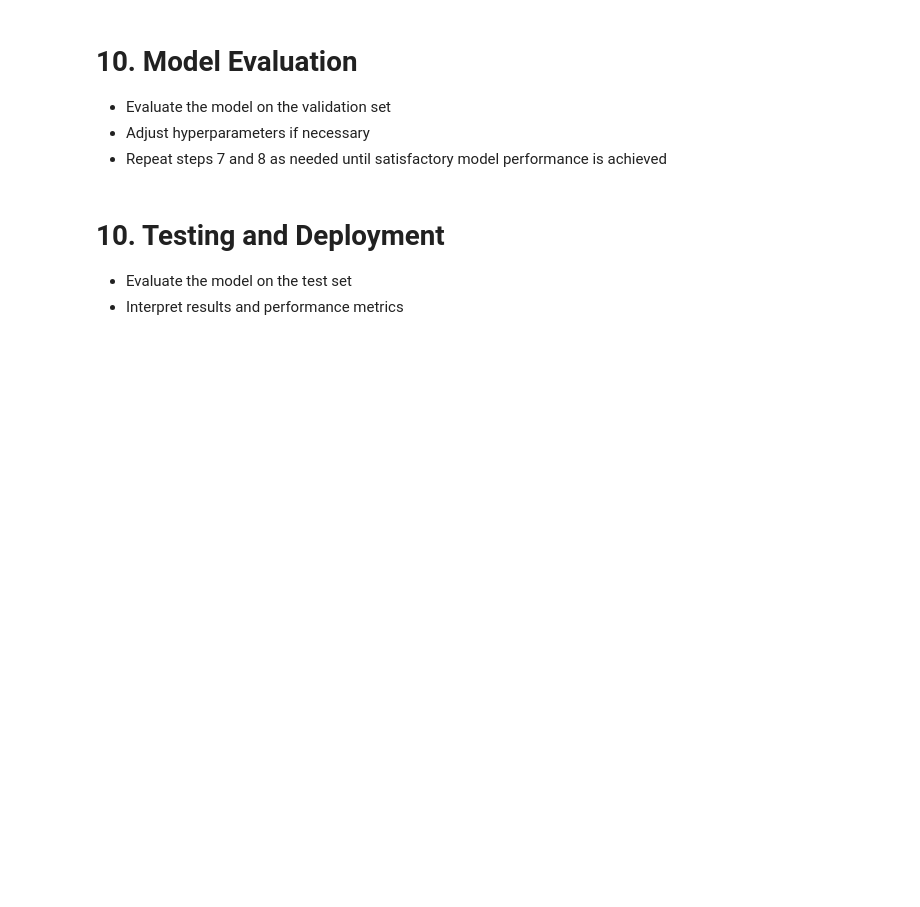
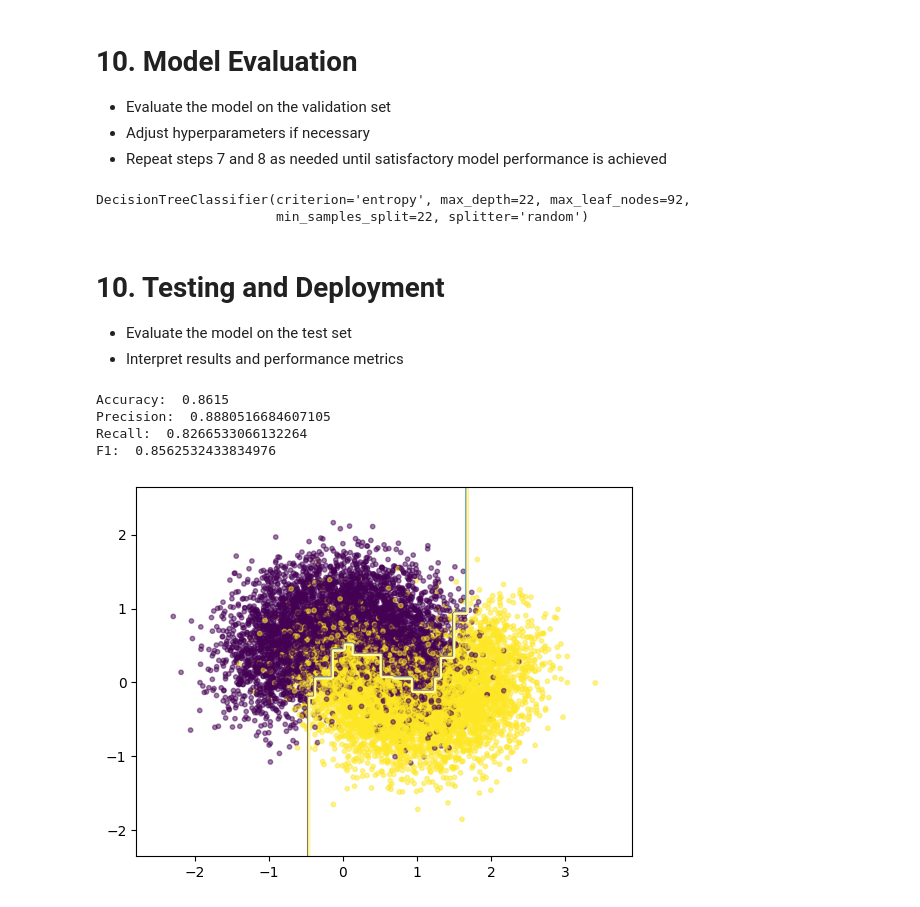
Before and after one commit to aguimorefran/handson-ml, a Jupyter notebook: ch6-random-forest/exercises-moon.ipynb, the cells around one changed output. Drawn from its saved outputs; the diff is of its cells as text; code cells hidden in the pictures; blank space fills up the shorter version.

```diff
--- a/ch6-random-forest/exercises-moon.ipynb
+++ b/ch6-random-forest/exercises-moon.ipynb
@@ -77,3 +79,13 @@ plt.scatter(
 # %% [markdown]
 #  **6. Data Splitting**
    - Split the data into training, validation (and/or cross-validation), and test sets
+# %%
+from sklearn.model_selection import train_test_split
+
+
+X_train, X_test, y_train, y_test = train_test_split(X, y, test_size=0.2)
+
+print(X_train.shape)
+print(X_test.shape)
+print(y_train.shape)
+print(y_test.shape)
@@ -88,3 +128,5 @@ plt.scatter(
 # **9. Model Training**
    - Train the model using the training set
    - Use techniques like regularization to prevent overfitting
+# %%
+search.fit(X_train, y_train)
@@ -93,7 +164,52 @@ plt.scatter(
    - Evaluate the model on the validation set
    - Adjust hyperparameters if necessary
    - Repeat steps 7 and 8 as needed until satisfactory model performance is achieved
+# %%
+best_model = search.best_estimator_
+best_model
+# %% [output]
+DecisionTreeClassifier(criterion='entropy', max_depth=22, max_leaf_nodes=92,
+                       min_samples_split=22, splitter='random')
 # %% [markdown]
 # **10. Testing and Deployment**
    - Evaluate the model on the test set
    - Interpret results and performance metrics
+# %%
+y_pred = best_model.predict(X_test)
+
+# Evaluate classification model. Accuracy, precision, recall, f1
+
+from sklearn.metrics import accuracy_score, precision_score, recall_score, f1_score
+
+print("Accuracy: ", accuracy_score(y_test, y_pred))
+print("Precision: ", precision_score(y_test, y_pred))
+print("Recall: ", recall_score(y_test, y_pred))
+print("F1: ", f1_score(y_test, y_pred))
+# %% [output]
+Accuracy:  0.8615
+Precision:  0.8880516684607105
+Recall:  0.8266533066132264
+F1:  0.8562532433834976
+# %%
+# Plot the entire dataset X, y. Then plot the best_model which is a random forest classifier.
+
+# Plot the entire dataset X, y
+plt.scatter(X[:, 0], X[:, 1], c=y, s=10, alpha=0.5)
+
+# Plot the best_model decision boundaries using plt.contour.
+# Hint: Use np.meshgrid to generate a grid of points.
+
+x_min, x_max = X[:, 0].min() - 0.5, X[:, 0].max() + 0.5
+y_min, y_max = X[:, 1].min() - 0.5, X[:, 1].max() + 0.5
+
+xx, yy = np.meshgrid(np.arange(x_min, x_max, 0.02),
+                        np.arange(y_min, y_max, 0.02))
+
+Z = best_model.predict(np.c_[xx.ravel(), yy.ravel()])
+Z = Z.reshape(xx.shape)
+
+# Black boundary
+plt.contour(xx, yy, Z, cmap=plt.cm.Paired)
+plt.show()
+# %% [output]
+[figure, added]
```
Also changed, not shown: parts of 6 cells of this notebook.
